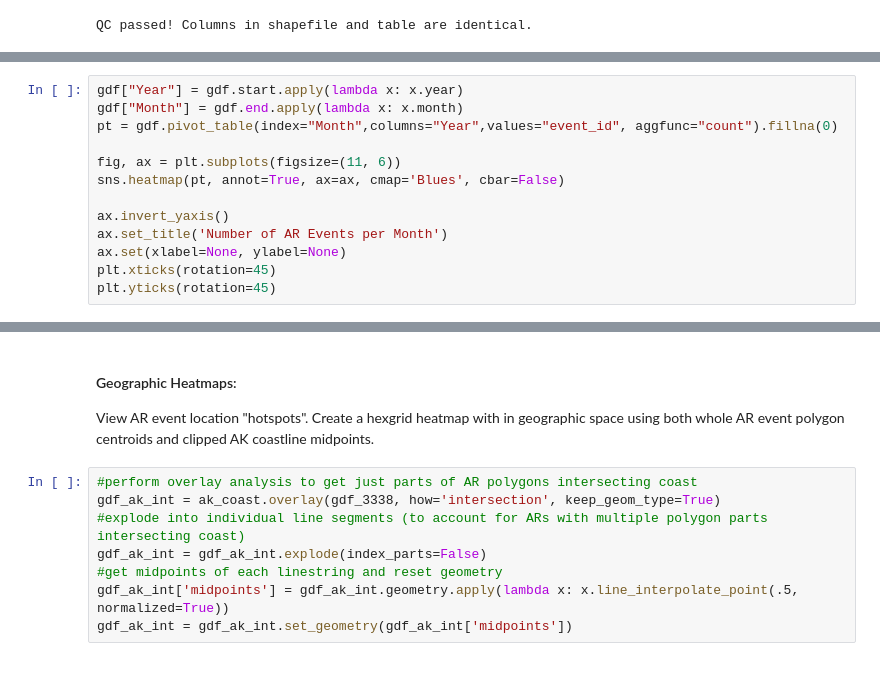
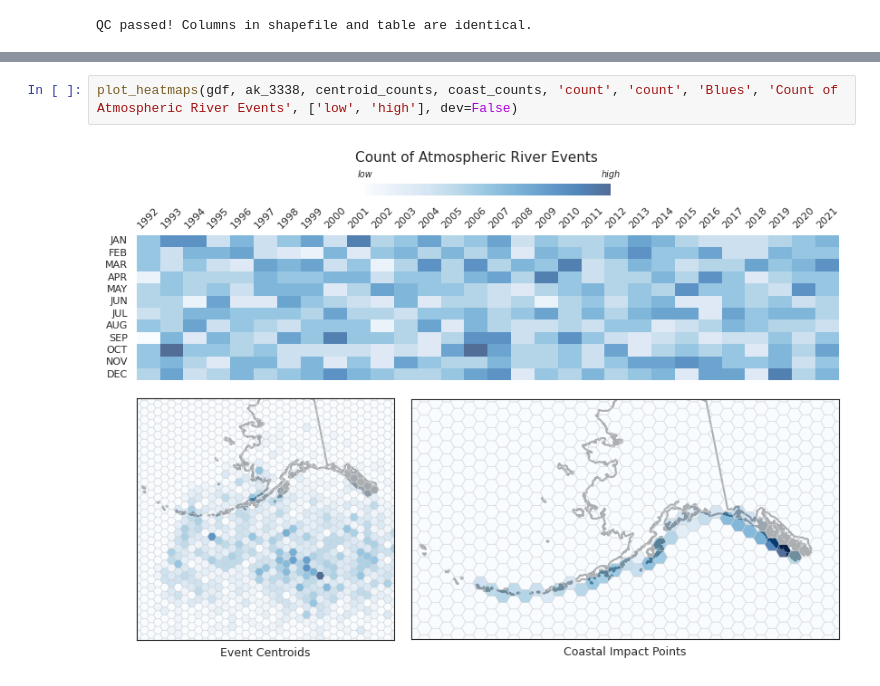
Before and after one commit to ua-snap/ar_avalanche, a Jupyter notebook: AR_QC.ipynb, the cells around one changed output, grey strips where cells are left out. Drawn from its saved outputs; the diff is of its cells as text.

```diff
--- a/AR_QC.ipynb
+++ b/AR_QC.ipynb
@@ -323,13 +531,0 @@ View aggregated AR event properties in time and space. Do the extremes of the te
-# %%
-gdf["Year"] = gdf.start.apply(lambda x: x.year)
-gdf["Month"] = gdf.end.apply(lambda x: x.month)
-pt = gdf.pivot_table(index="Month",columns="Year",values="event_id", aggfunc="count").fillna(0)
-
-fig, ax = plt.subplots(figsize=(11, 6))
-sns.heatmap(pt, annot=True, ax=ax, cmap='Blues', cbar=False)
-
-ax.invert_yaxis()
-ax.set_title('Number of AR Events per Month')
-ax.set(xlabel=None, ylabel=None)
-plt.xticks(rotation=45)
-plt.yticks(rotation=45)
@@ -410,12 +532,4 @@ plt.yticks(rotation=45)
-# %% [markdown]
-#### Geographic Heatmaps:
-
-View AR event location "hotspots". Create a hexgrid heatmap with in geographic space using both whole AR event polygon centroids and clipped AK coastline midpoints.
-# %%
-#perform overlay analysis to get just parts of AR polygons intersecting coast
-gdf_ak_int = ak_coast.overlay(gdf_3338, how='intersection', keep_geom_type=True)
-#explode into individual line segments (to account for ARs with multiple polygon parts intersecting coast)
-gdf_ak_int = gdf_ak_int.explode(index_parts=False)
-#get midpoints of each linestring and reset geometry
-gdf_ak_int['midpoints'] = gdf_ak_int.geometry.apply(lambda x: x.line_interpolate_point(.5, normalized=True))
-gdf_ak_int = gdf_ak_int.set_geometry(gdf_ak_int['midpoints'])
+# %%
+plot_heatmaps(gdf, ak_3338, centroid_counts, coast_counts, 'count', 'count', 'Blues', 'Count of Atmospheric River Events', ['low', 'high'], dev=False)
+# %% [output]
+[figure, added]
```
Also changed, not shown: parts of 33 cells of this notebook.
